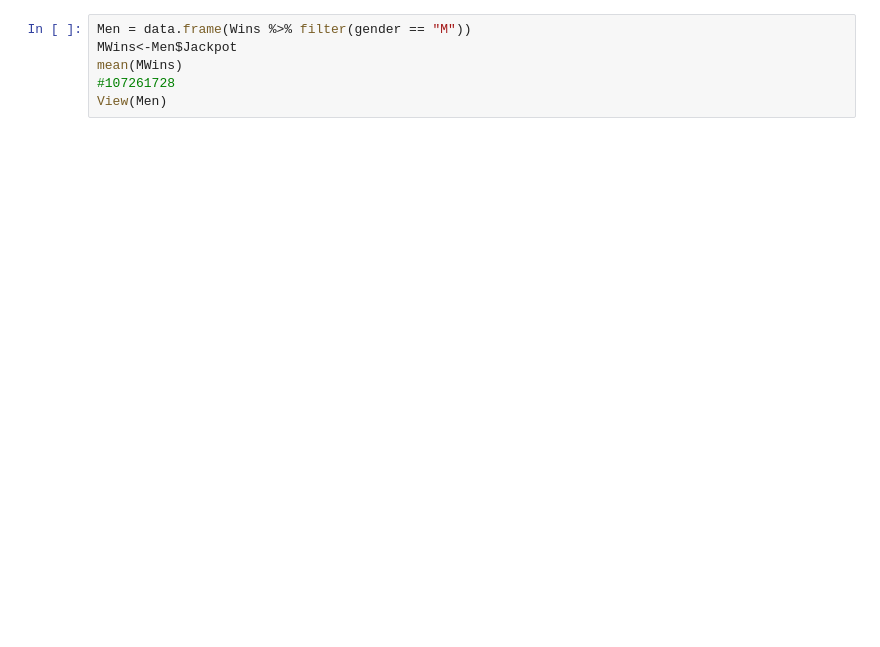
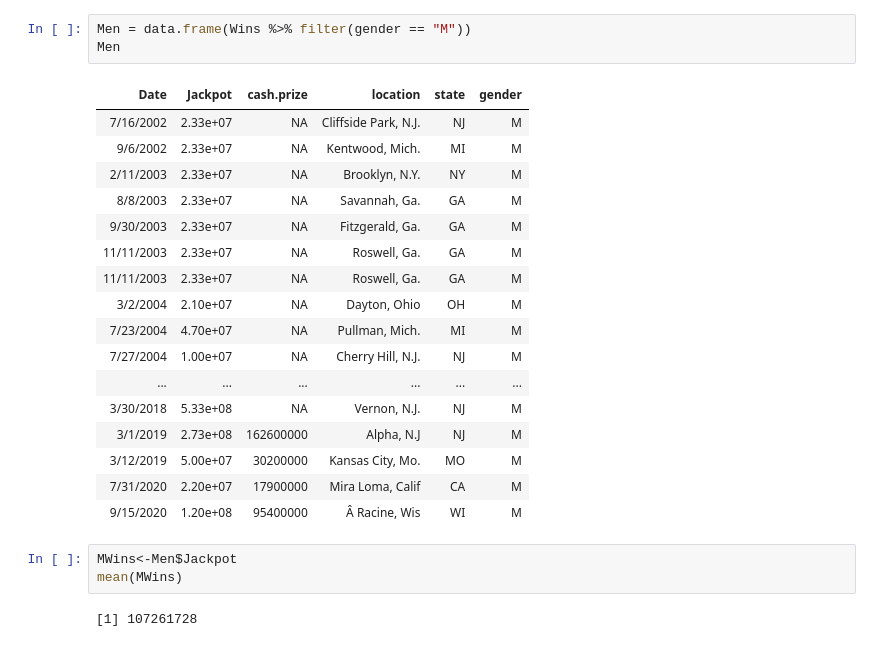
Before and after one commit to AlbiKovi/DSO110---Final-Group-Project, a Jupyter notebook: DSO110 - Final Group Project - Lottery - R Notebook.ipynb, the cells around one changed output. Saved outputs shown, nothing was run; the diff lists cells and outputs as text; blank space fills up the shorter version.

```diff
--- a/DSO110 - Final Group Project - Lottery - R Notebook.ipynb
+++ b/DSO110 - Final Group Project - Lottery - R Notebook.ipynb
@@ -27,8 +54,28 @@ View(Women)
 # %%
 Men = data.frame(Wins %>% filter(gender == "M"))
-MWins<-Men$Jackpot
-mean(MWins)
-#107261728
-View(Men)
+Men
+# %% [output]
+| Date | Jackpot | cash.prize | location | state | gender |
+| 7/16/2002 | 2.33e+07 | NA | Cliffside Park, N.J. | NJ | M |
+| 9/6/2002 | 2.33e+07 | NA | Kentwood, Mich. | MI | M |
+| 2/11/2003 | 2.33e+07 | NA | Brooklyn, N.Y. | NY | M |
+| 8/8/2003 | 2.33e+07 | NA | Savannah, Ga. | GA | M |
+| 9/30/2003 | 2.33e+07 | NA | Fitzgerald, Ga. | GA | M |
+| 11/11/2003 | 2.33e+07 | NA | Roswell, Ga. | GA | M |
+| 11/11/2003 | 2.33e+07 | NA | Roswell, Ga. | GA | M |
+| 3/2/2004 | 2.10e+07 | NA | Dayton, Ohio | OH | M |
+| 7/23/2004 | 4.70e+07 | NA | Pullman, Mich. | MI | M |
+| 7/27/2004 | 1.00e+07 | NA | Cherry Hill, N.J. | NJ | M |
+| ... | ... | ... | ... | ... | ... |
+| 3/30/2018 | 5.33e+08 | NA | Vernon, N.J. | NJ | M |
+| 3/1/2019 | 2.73e+08 | 162600000 | Alpha, N.J | NJ | M |
+| 3/12/2019 | 5.00e+07 | 30200000 | Kansas City, Mo. | MO | M |
+| 7/31/2020 | 2.20e+07 | 17900000 | Mira Loma, Calif | CA | M |
+| 9/15/2020 | 1.20e+08 | 95400000 | Â Racine, Wis | WI | M |
+# %%
+MWins<-Men$Jackpot
+mean(MWins)
+# %% [output]
+[1] 107261728
 # %%
 MixedGroups = data.frame(Wins %>% filter(gender == "Mixed"))
```
Also changed, not shown: parts of 36 cells of this notebook, 2 other files.
